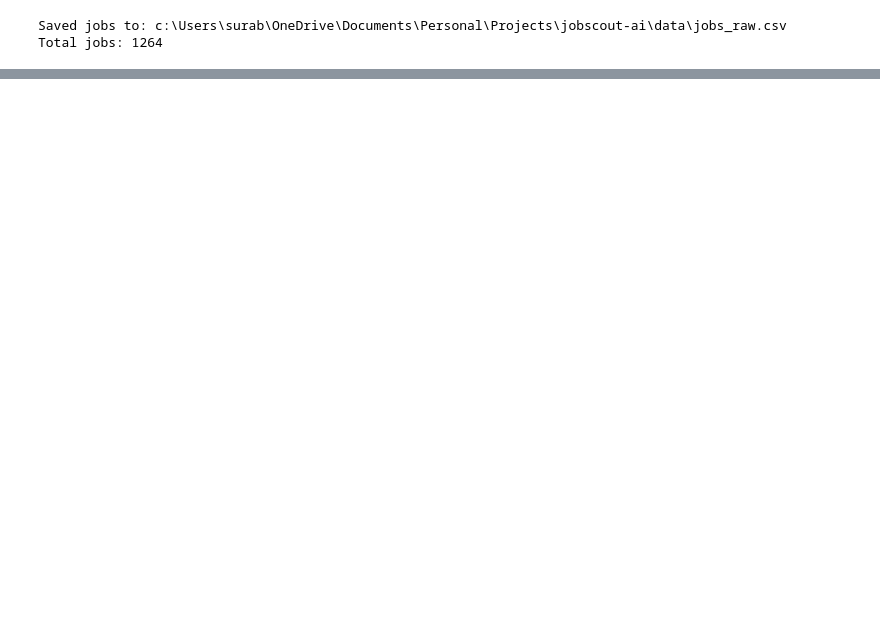
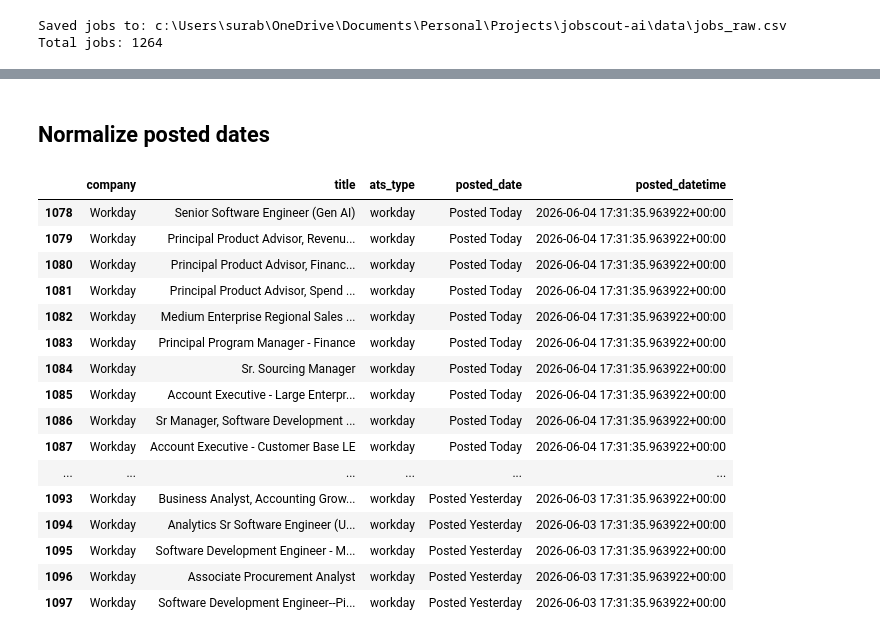
Before and after one commit to surabhi1914/JobScout_AI, a Jupyter notebook: notebooks/02_ats_fetchers.ipynb, the cells around one changed output, grey strips where cells are left out. Drawn from its saved outputs; the diff is of its cells as text; code cells hidden in the pictures; blank space fills up the shorter version.

```diff
--- a/notebooks/02_ats_fetchers.ipynb
+++ b/notebooks/02_ats_fetchers.ipynb
@@ -512,0 +532,10 @@ def fetch_jobs_for_company(row):
+# %%
+def split_keywords(keyword_string):
+    if not keyword_string:
+        return []
+
+    return [
+        keyword.strip().lower()
+        for keyword in keyword_string.split(";")
+        if keyword.strip()
+    ]
@@ -512,0 +553,7 @@ def fetch_jobs_for_company(row):
+# %%
+company_keywords = {
+    row["company"]: split_keywords(row["keywords"])
+    for _, row in companies_df.iterrows()
+}
+
+company_keywords
@@ -560,0 +720,2 @@ Total jobs: 1264
+# %% [markdown]
+## Normalize posted dates
@@ -560,0 +724,20 @@ Total jobs: 1264
+# %%
+jobs_df[["company", "title", "ats_type", "posted_date", "posted_datetime"]].query("company == 'Workday'").head(20)
+# %% [output]
+|  | company | title | ats_type | posted_date | posted_datetime |
+| 1078 | Workday | Senior Software Engineer (Gen AI) | workday | Posted Today | 2026-06-04 17:31:35.963922+00:00 |
+| 1079 | Workday | Principal Product Advisor, Revenu... | workday | Posted Today | 2026-06-04 17:31:35.963922+00:00 |
+| 1080 | Workday | Principal Product Advisor, Financ... | workday | Posted Today | 2026-06-04 17:31:35.963922+00:00 |
+| 1081 | Workday | Principal Product Advisor, Spend ... | workday | Posted Today | 2026-06-04 17:31:35.963922+00:00 |
+| 1082 | Workday | Medium Enterprise Regional Sales ... | workday | Posted Today | 2026-06-04 17:31:35.963922+00:00 |
+| 1083 | Workday | Principal Program Manager - Finance | workday | Posted Today | 2026-06-04 17:31:35.963922+00:00 |
+| 1084 | Workday | Sr. Sourcing Manager | workday | Posted Today | 2026-06-04 17:31:35.963922+00:00 |
+| 1085 | Workday | Account Executive - Large Enterpr... | workday | Posted Today | 2026-06-04 17:31:35.963922+00:00 |
+| 1086 | Workday | Sr Manager, Software Development ... | workday | Posted Today | 2026-06-04 17:31:35.963922+00:00 |
+| 1087 | Workday | Account Executive - Customer Base LE | workday | Posted Today | 2026-06-04 17:31:35.963922+00:00 |
+| ... | ... | ... | ... | ... | ... |
+| 1093 | Workday | Business Analyst, Accounting Grow... | workday | Posted Yesterday | 2026-06-03 17:31:35.963922+00:00 |
+| 1094 | Workday | Analytics Sr Software Engineer (U... | workday | Posted Yesterday | 2026-06-03 17:31:35.963922+00:00 |
+| 1095 | Workday | Software Development Engineer - M... | workday | Posted Yesterday | 2026-06-03 17:31:35.963922+00:00 |
+| 1096 | Workday | Associate Procurement Analyst | workday | Posted Yesterday | 2026-06-03 17:31:35.963922+00:00 |
+| 1097 | Workday | Software Development Engineer--Pi... | workday | Posted Yesterday | 2026-06-03 17:31:35.963922+00:00 |
```
Also changed, not shown: parts of 30 cells of this notebook.
